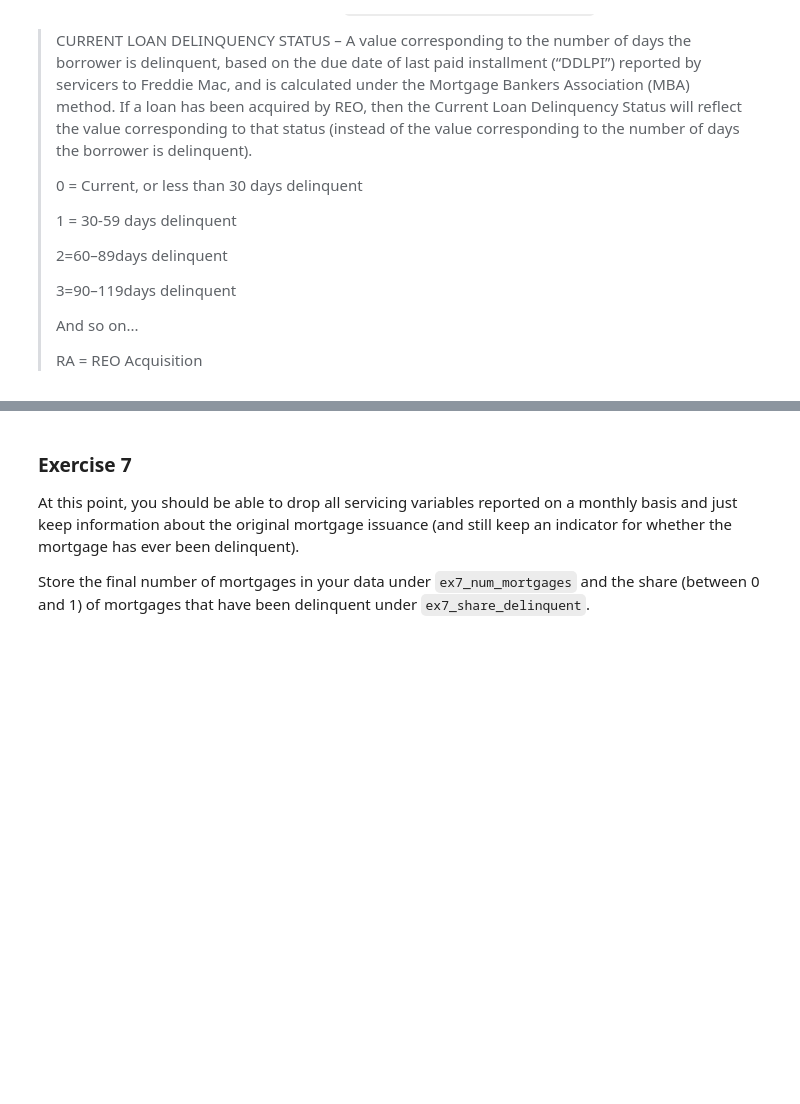
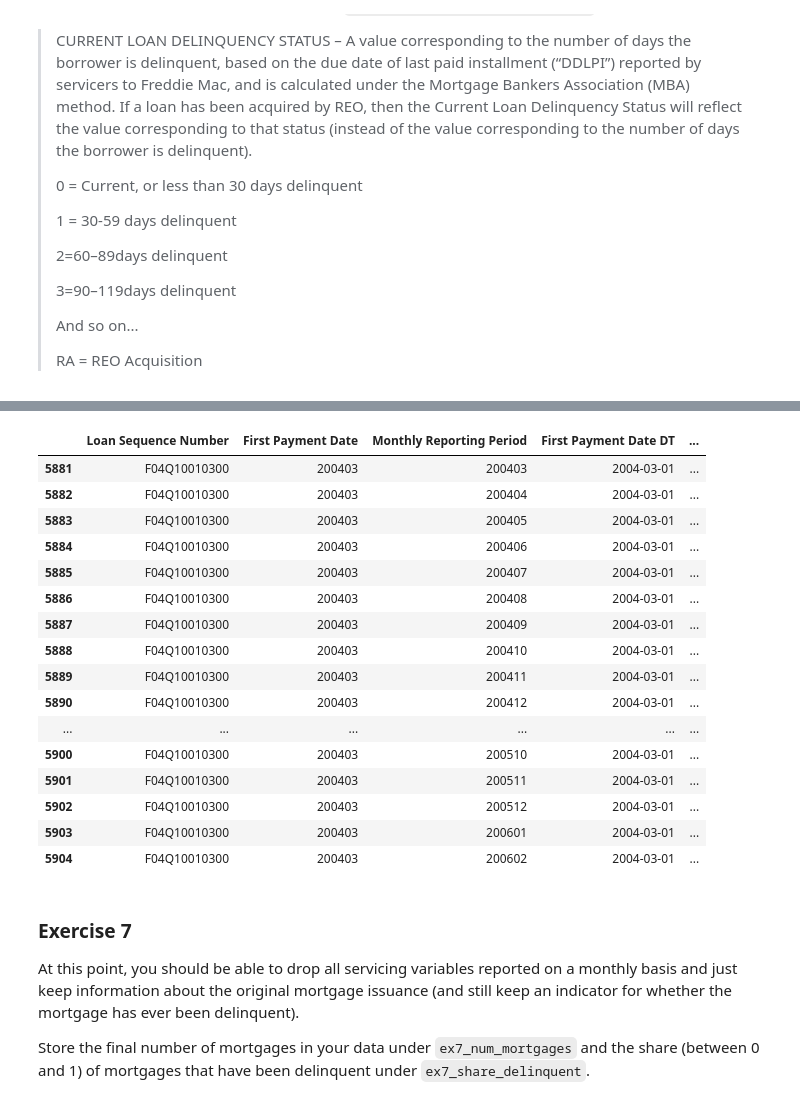
Before and after one commit to dani-jimlar/UDS_2024, a Jupyter notebook: exercise_passive_prediction.ipynb, the cells around one changed output, grey strips where cells are left out. Saved outputs shown, nothing was run; the diff lists cells and outputs as text; code cells hidden in the pictures; blank space fills up the shorter version.

```diff
--- a/exercise_passive_prediction.ipynb
+++ b/exercise_passive_prediction.ipynb
@@ -388,3 +381,55 @@ If a loan has been acquired by REO, then the Current Loan Delinquency Status wil
+# %%
+db_m_filtered["Indicator"] = (
+    db_m_filtered.groupby("Loan Sequence Number")["Current Loan Delinquency Status"]
+    .transform(lambda x: (x != "0").any())
+    .astype(int)
+)
+# %%
+# check with a random id (Delete if you want)
+db_m_filtered[db_m_filtered["Loan Sequence Number"] == "F04Q10010300"][
+    [
+        "Loan Sequence Number",
+        "First Payment Date",
+        "Monthly Reporting Period",
+        "First Payment Date DT",
+        "Monthly Reporting Period DT",
+        "n_months",
+        "Current Loan Delinquency Status",
+        "Indicator",
+    ]
+]
+
+
+# check with a random id (Delete if you want)
+# db_m_filtered[db_m_filtered["Indicator"] == 1][
+#    ["Loan Sequence Number",
+#        "First Payment Date",
+#        "Monthly Reporting Period",
+#        "First Payment Date DT",
+#        "Monthly Reporting Period DT",
+#        "n_months",
+#        'Current Loan Delinquency Status',
+#        'Indicator'
+#    ]
+# ]
+# %% [output]
+|  | Loan Sequence Number | First Payment Date | Monthly Reporting Period | First Payment Date DT | ... |
+| 5881 | F04Q10010300 | 200403 | 200403 | 2004-03-01 | ... |
+| 5882 | F04Q10010300 | 200403 | 200404 | 2004-03-01 | ... |
+| 5883 | F04Q10010300 | 200403 | 200405 | 2004-03-01 | ... |
+| 5884 | F04Q10010300 | 200403 | 200406 | 2004-03-01 | ... |
+| 5885 | F04Q10010300 | 200403 | 200407 | 2004-03-01 | ... |
+| 5886 | F04Q10010300 | 200403 | 200408 | 2004-03-01 | ... |
+| 5887 | F04Q10010300 | 200403 | 200409 | 2004-03-01 | ... |
+| 5888 | F04Q10010300 | 200403 | 200410 | 2004-03-01 | ... |
+| 5889 | F04Q10010300 | 200403 | 200411 | 2004-03-01 | ... |
+| 5890 | F04Q10010300 | 200403 | 200412 | 2004-03-01 | ... |
+| ... | ... | ... | ... | ... | ... |
+| 5900 | F04Q10010300 | 200403 | 200510 | 2004-03-01 | ... |
+| 5901 | F04Q10010300 | 200403 | 200511 | 2004-03-01 | ... |
+| 5902 | F04Q10010300 | 200403 | 200512 | 2004-03-01 | ... |
+| 5903 | F04Q10010300 | 200403 | 200601 | 2004-03-01 | ... |
+| 5904 | F04Q10010300 | 200403 | 200602 | 2004-03-01 | ... |
 # %% [markdown]
 ### Exercise 7
 
```
Also changed, not shown: parts of 4 cells of this notebook.
